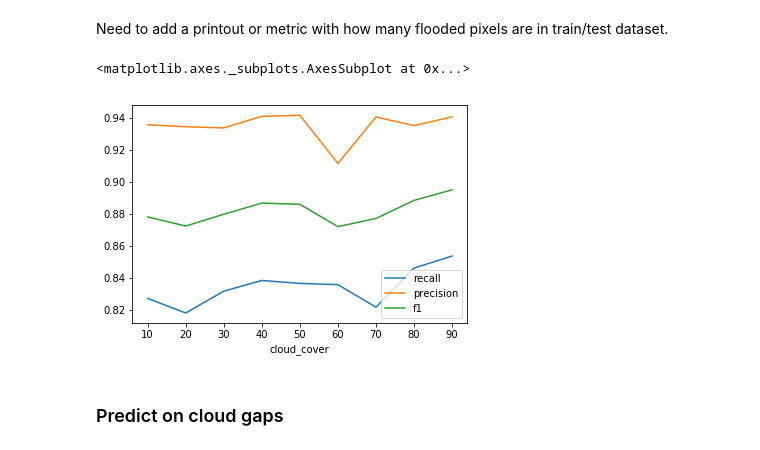
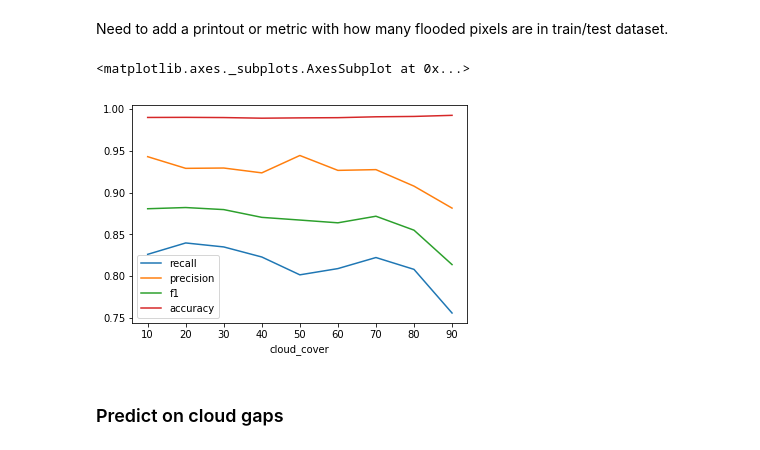
Before and after one commit to ianpdavies/cloudy_flood_prediction, a Jupyter notebook: notebooks/CNN_multi.ipynb, the cells around one changed output. Drawn from its saved outputs; the diff is of its cells as text; code cells hidden in the pictures.

```diff
--- a/notebooks/CNN_multi.ipynb
+++ b/notebooks/CNN_multi.ipynb
@@ -252,13 +258,14 @@ def CNNtrainer(data_vector, training_data, validation_data, data_mean, data_std,
 
     return output_data
 # %%
+# Loop to do all the functions together
+
 import math
 from math import sqrt
 import sklearn
 from sklearn.metrics import accuracy_score, precision_score, recall_score, f1_score, accuracy_score
 import time
 
-# Loop to do all the functions together
 path = 'C:/Users/ipdavies/CPR/data/'
 feat_list_new = ['aspect','curve', 'developed', 'distExtent', 'elevation', 'forest',
  'GSW_maxExtent', 'hand', 'other_landcover', 'planted', 'slope', 'spi', 'twi', 'wetlands', 'flooded']
@@ -273,7 +280,7 @@ precision = []
 recall = []
 f1 = []
 accuracy = []
-time = []
+times = []
 
 # Load stacked image, preprocess
 for i, pctl in enumerate(pctls):
@@ -286,7 +293,7 @@ for i, pctl in enumerate(pctls):
 
     y_pred = CNNtrainer(data_vector, training_data, validation_data, data_mean, data_std, model_path, img, pctl)
 
-    time.append(time.time() - start_time) # Elapsed time in seconds
+    times.append(time.time() - start_time) # Elapsed time in seconds
 
     y_true = data_vector[:,14]
 
@@ -295,7 +302,7 @@ for i, pctl in enumerate(pctls):
     f1.append(sklearn.metrics.f1_score(y_true, y_pred))
     accuracy.append(sklearn.metrics.accuracy_score(y_true, y_pred))
 
-metrics = pd.DataFrame(np.column_stack([pctls, accuracy, precision, recall, f1, time]),
+metrics = pd.DataFrame(np.column_stack([pctls, accuracy, precision, recall, f1, times]),
                       columns=['cloud_cover','accuracy','precision','recall','f1', 'time'])
 
 print(metrics)
@@ -323,9 +328,0 @@ TypeError: 'function' object is not subscriptable
-# %%
-time = [(18*3600)+(4*60)+24, (18*3600)+(57*60)+8, (18*3600)+(26*60)+25, (12*3600)+(13), (8*3600)+(49*60)+91, (6*3600)+(43*60)+14, (4*3600)+(38*60)+78, (2*3600)+(36*60)+15, (1*3600)+(13*60)+44]
-time.reverse()
-
-metrics = pd.DataFrame(np.column_stack([[90,80,70,60,50,40,30,20,10], precision, recall, f1, time]),
-
-                      columns=['cloud_cover','precision','recall','f1','time'])
-
-print(metrics)
@@ -347,10 +333,10 @@ metrics.to_csv(path+'tables/CNN_cloud_metrics/'+'train_'+img+'.csv', index=False
 # %%
 # Visualize training metrics
 
-metrics.plot(x='cloud_cover', y=['recall', 'precision','f1'])
+metrics.plot(x='cloud_cover', y=['recall', 'precision','f1','accuracy'])
 # %% [output]
 <matplotlib.axes._subplots.AxesSubplot at 0x...>
-[figure, old version]
+[figure, new version]
 # %% [markdown]
 ### Predict on cloud gaps
 # %%
```
Also changed, not shown: parts of 13 cells of this notebook.
